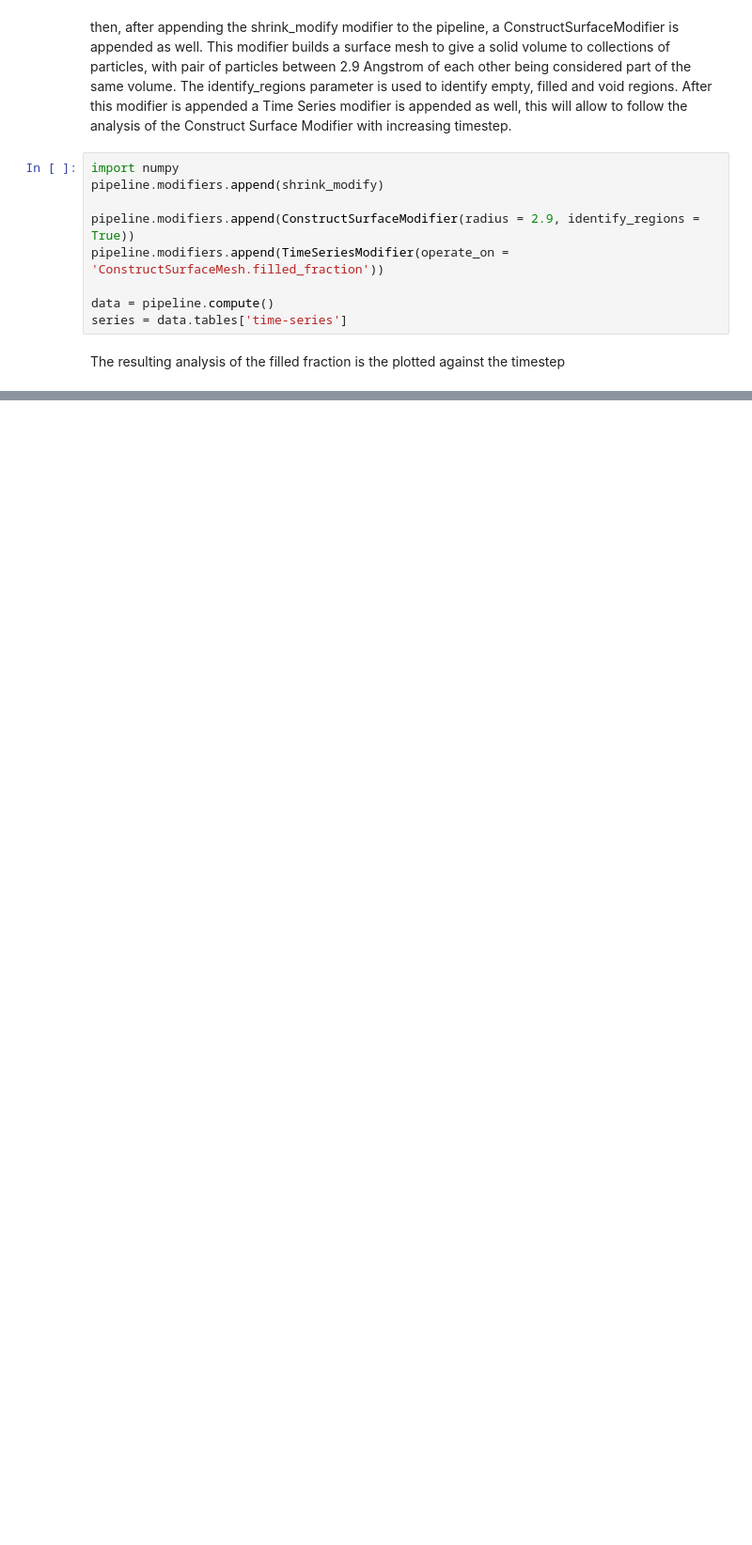
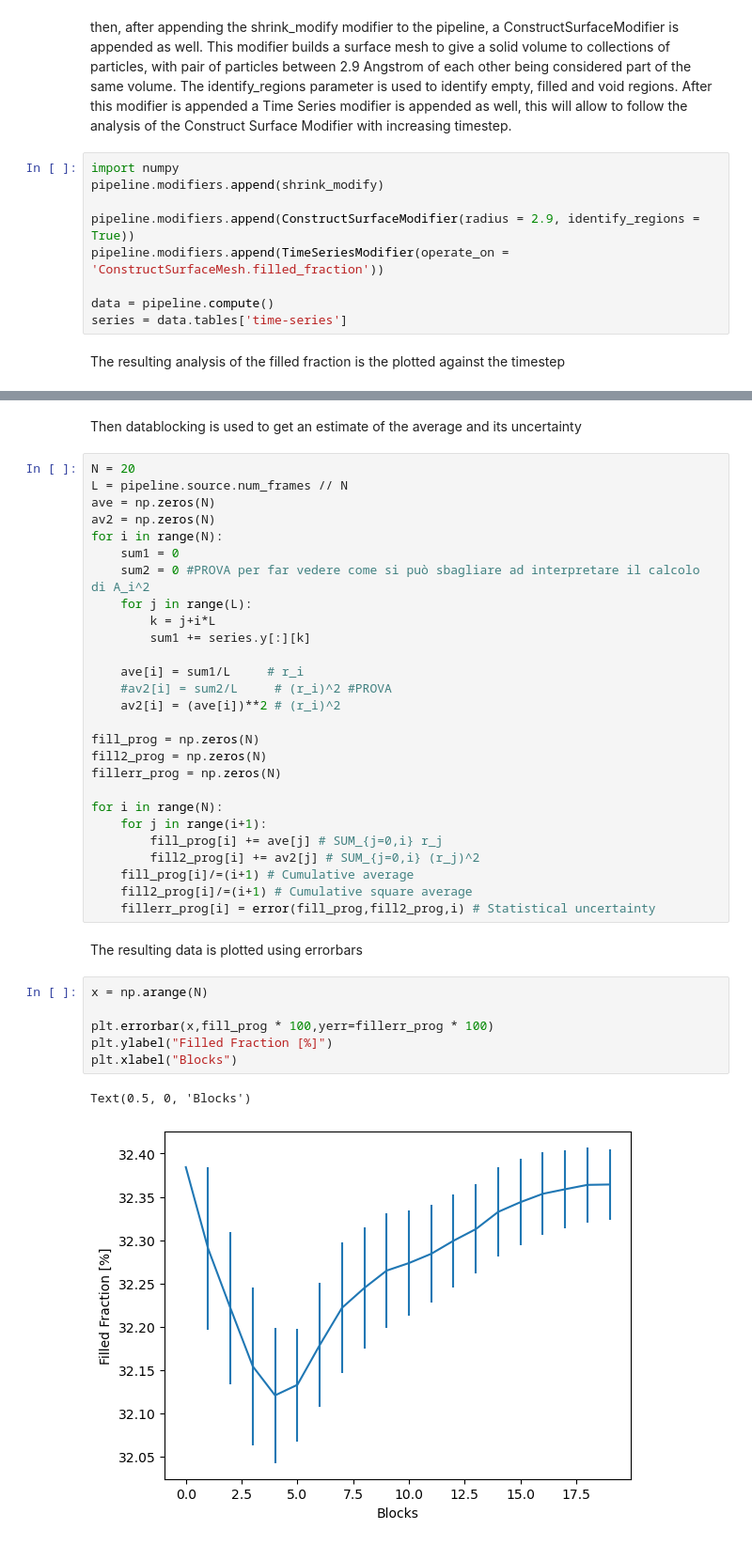
Before and after one commit to Giac97/MScThesis, a Jupyter notebook: Simulations/LAMMPS/Deposit/test2/Observations.ipynb, the cells around one changed output, grey strips where cells are left out. Shown: that part at 94% size. Cells and saved outputs as stored; diff of their text form; blank space fills up the shorter version.

```diff
--- a/Simulations/LAMMPS/Deposit/test2/Observations.ipynb
+++ b/Simulations/LAMMPS/Deposit/test2/Observations.ipynb
@@ -91,0 +143,40 @@ Text(0.5, 1.0, 'Filled Fraction')
+# %% [markdown]
+Then datablocking is used to get an estimate of the average and its uncertainty
+# %%
+N = 20
+L = pipeline.source.num_frames // N
+ave = np.zeros(N)
+av2 = np.zeros(N)
+for i in range(N):
+    sum1 = 0
+    sum2 = 0 #PROVA per far vedere come si può sbagliare ad interpretare il calcolo di A_i^2
+    for j in range(L):
+        k = j+i*L
+        sum1 += series.y[:][k]
+
+    ave[i] = sum1/L     # r_i
+    #av2[i] = sum2/L     # (r_i)^2 #PROVA
+    av2[i] = (ave[i])**2 # (r_i)^2
+
+fill_prog = np.zeros(N)
+fill2_prog = np.zeros(N)
+fillerr_prog = np.zeros(N)
+
+for i in range(N):
+    for j in range(i+1):
+        fill_prog[i] += ave[j] # SUM_{j=0,i} r_j
+        fill2_prog[i] += av2[j] # SUM_{j=0,i} (r_j)^2
+    fill_prog[i]/=(i+1) # Cumulative average
+    fill2_prog[i]/=(i+1) # Cumulative square average
+    fillerr_prog[i] = error(fill_prog,fill2_prog,i) # Statistical uncertainty
+# %% [markdown]
+The resulting data is plotted using errorbars
+# %%
+x = np.arange(N)
+
+plt.errorbar(x,fill_prog * 100,yerr=fillerr_prog * 100)
+plt.ylabel("Filled Fraction [%]")
+plt.xlabel("Blocks")
+# %% [output]
+Text(0.5, 0, 'Blocks')
+[figure, added]
```
Also changed, not shown: parts of 9 cells of this notebook, 1 other file.
